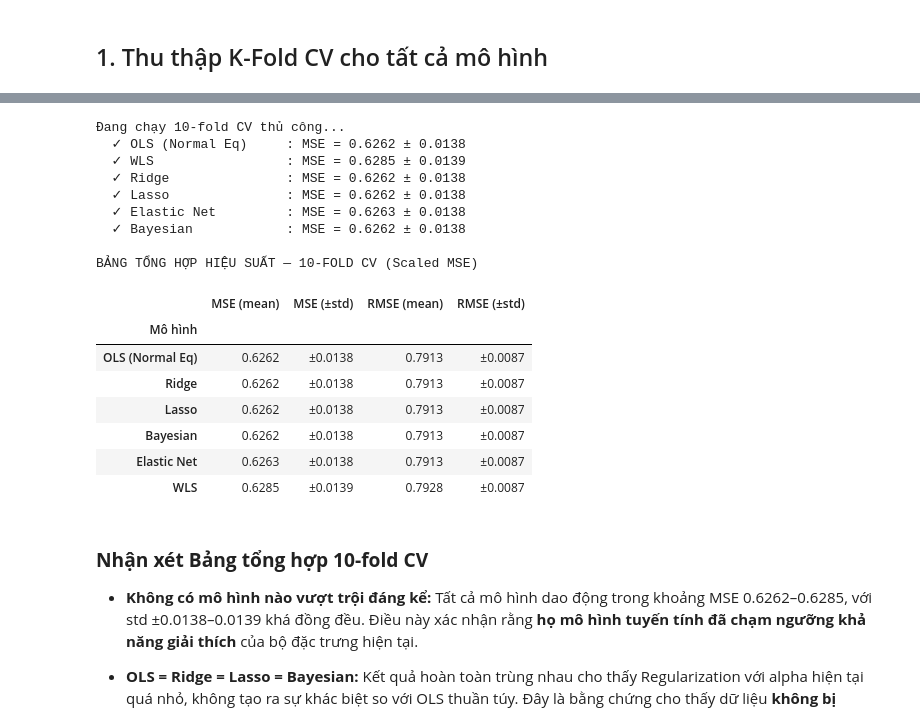
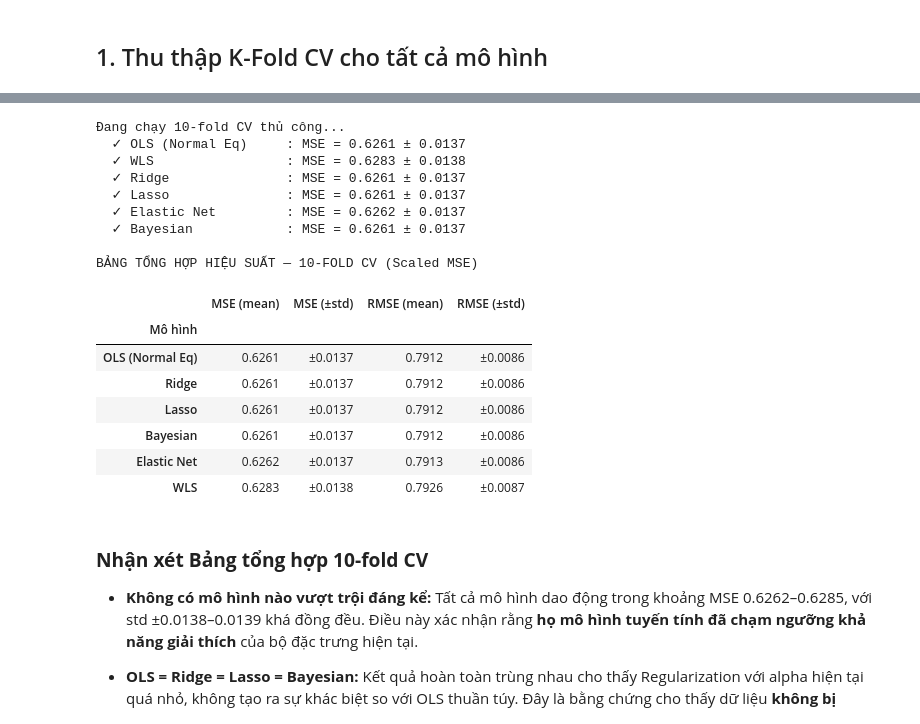
Before and after one commit to conluoi123/Machine-Learning---Project-1-, a Jupyter notebook: code/Part1_Regression/models.ipynb, the cells around one changed output, grey strips where cells are left out. Cells and saved outputs as stored; diff of their text form; code cells hidden in the pictures.

```diff
--- a/code/Part1_Regression/models.ipynb
+++ b/code/Part1_Regression/models.ipynb
@@ -2552,7 +2485,7 @@ def manual_kfold_cv(model_class, model_kwargs, X, y, n_splits=10,
         if isinstance(pred, tuple):
             pred = pred[0]
 
-        mse_scores.append(mean_squared_error(y_v, pred.flatten()))
+        mse_scores.append(mse_score(y_v, pred.flatten()))
 
     return np.array(mse_scores)
 
@@ -2580,48 +2513,51 @@ cv_configs = {
     "Bayesian":        (BayesianRegression, {"alpha": model_bayesian.alpha, "beta": model_bayesian.beta}, None),
 }
 
+X_cv = X_train_9.to_numpy()
+y_cv = y_train
+
 cv_results = {}
 print("Đang chạy 10-fold CV thủ công...")
 for name, (cls, kwargs, fit_fn) in cv_configs.items():
     scores = manual_kfold_cv(cls, kwargs, X_cv, y_cv, n_splits=10, custom_fit_fn=fit_fn)
     cv_results[name] = scores
     print(f"  ✓ {name:20s}: MSE = {scores.mean():.4f} ± {scores.std():.4f}")
 
 # ---- IN BẢNG NGAY SAU KHI XONG ----
 summary_rows = []
 for name, scores in cv_results.items():
     summary_rows.append({
         "Mô hình":        name,
         "MSE (mean)":     round(scores.mean(), 4),
         "MSE (±std)":     f"±{scores.std():.4f}",
         "RMSE (mean)":    round(np.sqrt(scores).mean(), 4),
         "RMSE (±std)":    f"±{np.sqrt(scores).std():.4f}",
     })
 
 df_summary = (pd.DataFrame(summary_rows)
                 .set_index("Mô hình")
                 .sort_values("MSE (mean)"))
 
 print("\nBẢNG TỔNG HỢP HIỆU SUẤT — 10-FOLD CV (Scaled MSE)")
 display(df_summary)
 # %% [output]
 Đang chạy 10-fold CV thủ công...
-  ✓ OLS (Normal Eq)     : MSE = 0.6262 ± 0.0138
-  ✓ WLS                 : MSE = 0.6285 ± 0.0139
-  ✓ Ridge               : MSE = 0.6262 ± 0.0138
-  ✓ Lasso               : MSE = 0.6262 ± 0.0138
-  ✓ Elastic Net         : MSE = 0.6263 ± 0.0138
-  ✓ Bayesian            : MSE = 0.6262 ± 0.0138
+  ✓ OLS (Normal Eq)     : MSE = 0.6261 ± 0.0137
+  ✓ WLS                 : MSE = 0.6283 ± 0.0138
+  ✓ Ridge               : MSE = 0.6261 ± 0.0137
+  ✓ Lasso               : MSE = 0.6261 ± 0.0137
+  ✓ Elastic Net         : MSE = 0.6262 ± 0.0137
+  ✓ Bayesian            : MSE = 0.6261 ± 0.0137
 
 BẢNG TỔNG HỢP HIỆU SUẤT — 10-FOLD CV (Scaled MSE)
 |  | MSE (mean) | MSE (±std) | RMSE (mean) | RMSE (±std) |
 | Mô hình |  |  |  |  |
-| OLS (Normal Eq) | 0.6262 | ±0.0138 | 0.7913 | ±0.0087 |
-| Ridge | 0.6262 | ±0.0138 | 0.7913 | ±0.0087 |
-| Lasso | 0.6262 | ±0.0138 | 0.7913 | ±0.0087 |
-| Bayesian | 0.6262 | ±0.0138 | 0.7913 | ±0.0087 |
-| Elastic Net | 0.6263 | ±0.0138 | 0.7913 | ±0.0087 |
-| WLS | 0.6285 | ±0.0139 | 0.7928 | ±0.0087 |
+| OLS (Normal Eq) | 0.6261 | ±0.0137 | 0.7912 | ±0.0086 |
+| Ridge | 0.6261 | ±0.0137 | 0.7912 | ±0.0086 |
+| Lasso | 0.6261 | ±0.0137 | 0.7912 | ±0.0086 |
+| Bayesian | 0.6261 | ±0.0137 | 0.7912 | ±0.0086 |
+| Elastic Net | 0.6262 | ±0.0137 | 0.7913 | ±0.0086 |
+| WLS | 0.6283 | ±0.0138 | 0.7926 | ±0.0087 |
 # %% [markdown]
 ### **Nhận xét Bảng tổng hợp 10-fold CV**
 
```
Also changed, not shown: parts of 30 cells of this notebook, 13 other files.
